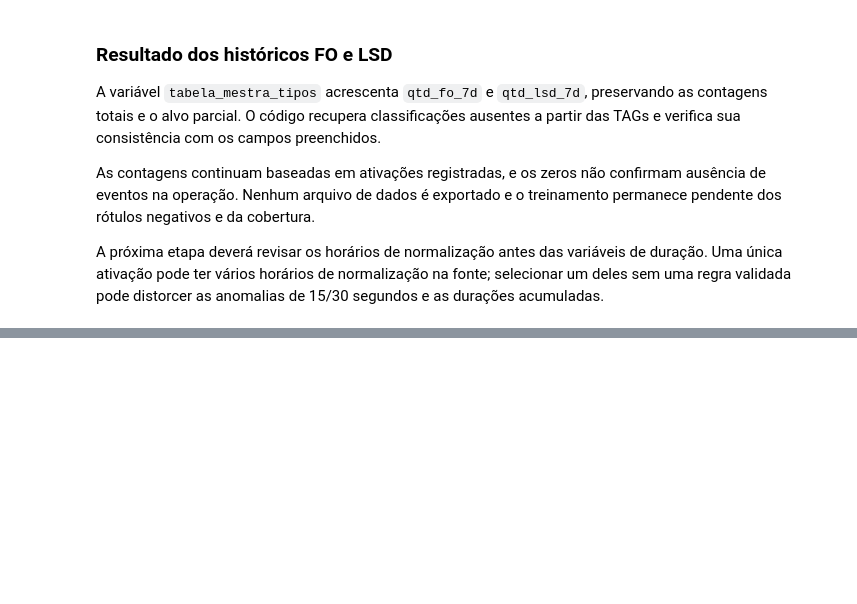
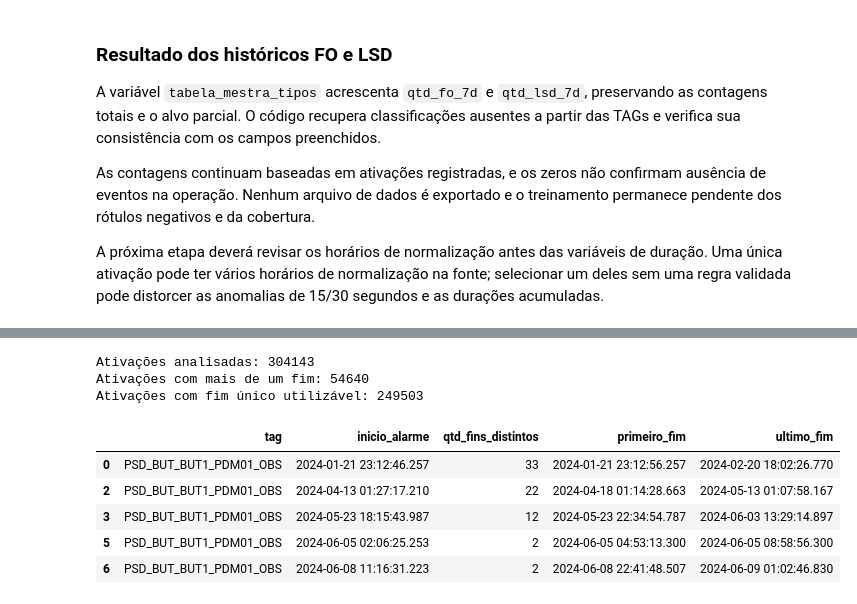
Before and after one commit to joaocardosodias/Lumem, a Jupyter notebook: models/modelo-rnn-1/01-criacao-tabela-mestra.ipynb, the cells around one changed output, grey strips where cells are left out. Cells and saved outputs as stored; diff of their text form; code cells hidden in the pictures; blank space fills up the shorter version.

```diff
--- a/models/modelo-rnn-1/01-criacao-tabela-mestra.ipynb
+++ b/models/modelo-rnn-1/01-criacao-tabela-mestra.ipynb
@@ -2351,0 +2360,63 @@ A próxima etapa deverá revisar os horários de normalização antes das variá
+# %%
+registros_normalizacao = alarmes_identificados.loc[
+    alarmes_identificados["chave_candidata"].isin(portas["chave_candidata"]),
+    ["chave_candidata", "tag", "inicio_alarme", "fim_alarme"],
+].copy()
+
+registros_normalizacao["fim_ausente"] = registros_normalizacao["fim_alarme"].isna()
+registros_normalizacao["fim_anterior_inicio"] = (
+    registros_normalizacao["fim_alarme"] < registros_normalizacao["inicio_alarme"]
+)
+
+auditoria_duracoes = (
+    registros_normalizacao.groupby(["chave_candidata", "tag", "inicio_alarme"])
+    .agg(
+        qtd_linhas=("fim_alarme", "size"),
+        qtd_fins_distintos=("fim_alarme", "nunique"),
+        primeiro_fim=("fim_alarme", "min"),
+        ultimo_fim=("fim_alarme", "max"),
+        tem_fim_ausente=("fim_ausente", "max"),
+        tem_fim_anterior_inicio=("fim_anterior_inicio", "max"),
+    )
+    .reset_index()
+    .sort_values(["tag", "inicio_alarme"])
+    .reset_index(drop=True)
+)
+
+auditoria_duracoes["proximo_inicio"] = (
+    auditoria_duracoes.groupby("tag")["inicio_alarme"].shift(-1)
+)
+auditoria_duracoes["fim_apos_proxima_ativacao"] = (
+    auditoria_duracoes["primeiro_fim"] > auditoria_duracoes["proximo_inicio"]
+)
+
+auditoria_duracoes["fim_unico_utilizavel"] = (
+    auditoria_duracoes["qtd_fins_distintos"].eq(1)
+    & ~auditoria_duracoes["tem_fim_ausente"]
+    & ~auditoria_duracoes["tem_fim_anterior_inicio"]
+    & ~auditoria_duracoes["fim_apos_proxima_ativacao"]
+)
+
+assert len(auditoria_duracoes) == len(ativacoes_alarmes)
+assert auditoria_duracoes["qtd_linhas"].sum() == len(registros_normalizacao)
+
+duracoes_para_revisar = auditoria_duracoes.loc[
+    ~auditoria_duracoes["fim_unico_utilizavel"]
+].copy()
+
+print("Ativações analisadas:", len(auditoria_duracoes))
+print("Ativações com mais de um fim:", auditoria_duracoes["qtd_fins_distintos"].gt(1).sum())
+print("Ativações com fim único utilizável:", auditoria_duracoes["fim_unico_utilizavel"].sum())
+display(duracoes_para_revisar[[
+    "tag", "inicio_alarme", "qtd_fins_distintos", "primeiro_fim", "ultimo_fim",
+]].head())
+# %% [output]
+Ativações analisadas: 304143
+Ativações com mais de um fim: 54640
+Ativações com fim único utilizável: 249503
+|  | tag | inicio_alarme | qtd_fins_distintos | primeiro_fim | ultimo_fim |
+| 0 | PSD_BUT_BUT1_PDM01_OBS | 2024-01-21 23:12:46.257 | 33 | 2024-01-21 23:12:56.257 | 2024-02-20 18:02:26.770 |
+| 2 | PSD_BUT_BUT1_PDM01_OBS | 2024-04-13 01:27:17.210 | 22 | 2024-04-18 01:14:28.663 | 2024-05-13 01:07:58.167 |
+| 3 | PSD_BUT_BUT1_PDM01_OBS | 2024-05-23 18:15:43.987 | 12 | 2024-05-23 22:34:54.787 | 2024-06-03 13:29:14.897 |
+| 5 | PSD_BUT_BUT1_PDM01_OBS | 2024-06-05 02:06:25.253 | 2 | 2024-06-05 04:53:13.300 | 2024-06-05 08:58:56.300 |
+| 6 | PSD_BUT_BUT1_PDM01_OBS | 2024-06-08 11:16:31.223 | 2 | 2024-06-08 22:41:48.507 | 2024-06-09 01:02:46.830 |
```
Also changed, not shown: parts of 10 cells of this notebook.
